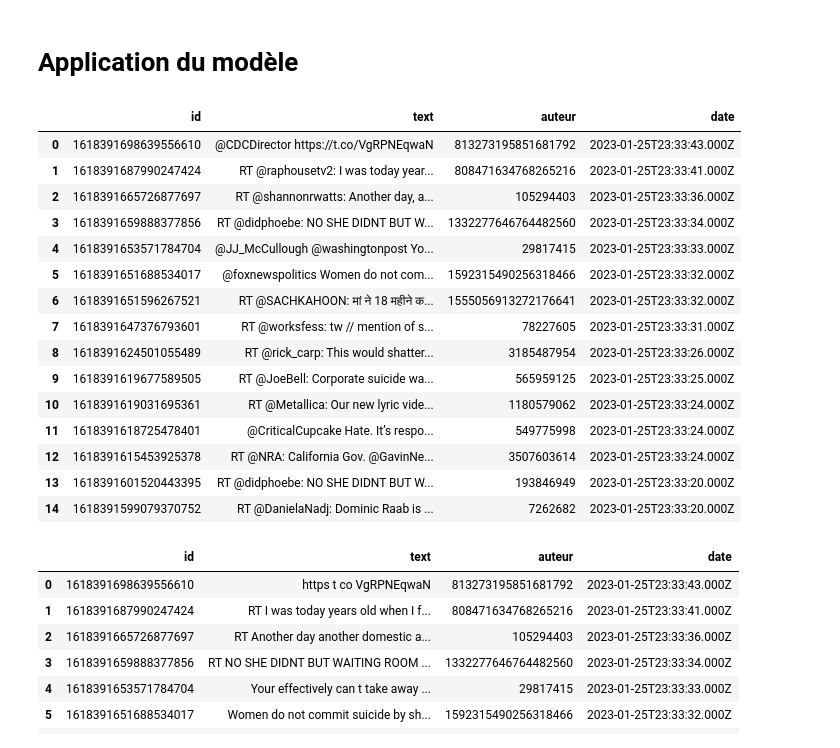
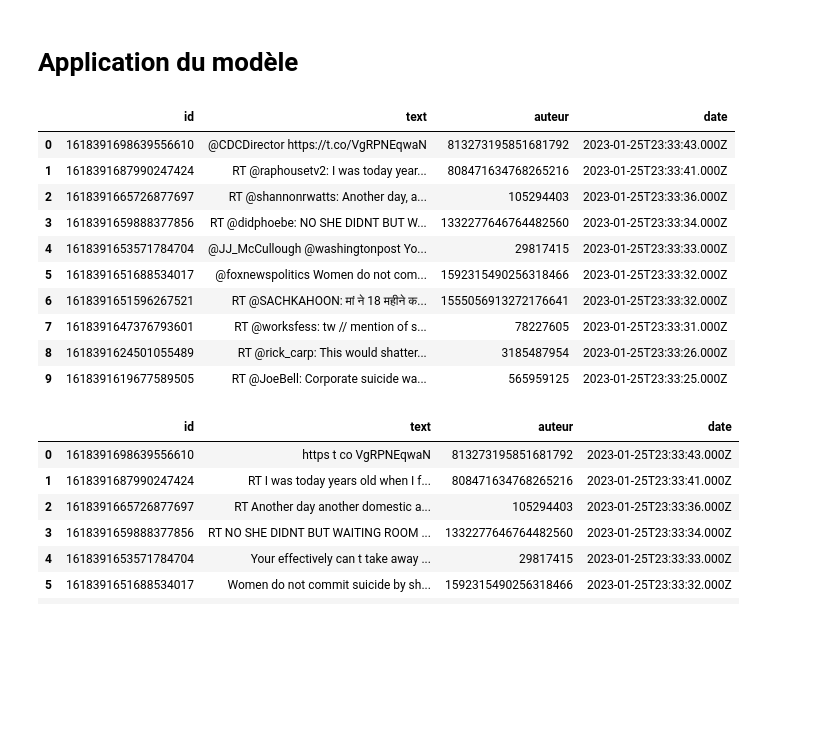
Before and after one commit to Pierre-Portfolio/TwitterFeelingAnalyse, a Jupyter notebook: Livrables/Code/Pierre.ipynb, the cells around one changed output. Saved outputs shown, nothing was run; the diff lists cells and outputs as text; code cells hidden in the pictures; blank space fills up the shorter version.

```diff
--- a/Livrables/Code/Pierre.ipynb
+++ b/Livrables/Code/Pierre.ipynb
@@ -549,26 +565,22 @@ plt.show()
 # %% [markdown]
 # Application du modèle
 # %%
-df_init=pd.read_csv(r'C:\Users\owen9\OneDrive\Documents\GitHub\TwitterFeelingAnalyse\Dataset\Tweepy_Suicide_Tweets.csv',sep=';')
+df_init=pd.read_csv('./Tweepy_Suicide_Tweets.csv',sep=';')
+#df_init=pd.read_csv(r'C:\Users\owen9\OneDrive\Documents\GitHub\TwitterFeelingAnalyse\Dataset\Tweepy_Suicide_Tweets.csv',sep=';')
 df=df_init.copy()
 df.head(10)
 # %% [output]
 |  | id | text | auteur | date |
 | 0 | 1618391698639556610 | @CDCDirector https://t.co/VgRPNEqwaN | 813273195851681792 | 2023-01-25T23:33:43.000Z |
 | 1 | 1618391687990247424 | RT @raphousetv2: I was today year... | 808471634768265216 | 2023-01-25T23:33:41.000Z |
 | 2 | 1618391665726877697 | RT @shannonrwatts: Another day, a... | 105294403 | 2023-01-25T23:33:36.000Z |
 | 3 | 1618391659888377856 | RT @didphoebe: NO SHE DIDNT BUT W... | 1332277646764482560 | 2023-01-25T23:33:34.000Z |
 | 4 | 1618391653571784704 | @JJ_McCullough @washingtonpost Yo... | 29817415 | 2023-01-25T23:33:33.000Z |
 | 5 | 1618391651688534017 | @foxnewspolitics Women do not com... | 1592315490256318466 | 2023-01-25T23:33:32.000Z |
 | 6 | 1618391651596267521 | RT @SACHKAHOON: मां ने 18 महीने क... | 1555056913272176641 | 2023-01-25T23:33:32.000Z |
 | 7 | 1618391647376793601 | RT @worksfess: tw // mention of s... | 78227605 | 2023-01-25T23:33:31.000Z |
 | 8 | 1618391624501055489 | RT @rick_carp: This would shatter... | 3185487954 | 2023-01-25T23:33:26.000Z |
 | 9 | 1618391619677589505 | RT @JoeBell: Corporate suicide wa... | 565959125 | 2023-01-25T23:33:25.000Z |
-| 10 | 1618391619031695361 | RT @Metallica: Our new lyric vide... | 1180579062 | 2023-01-25T23:33:24.000Z |
-| 11 | 1618391618725478401 | @CriticalCupcake Hate. It’s respo... | 549775998 | 2023-01-25T23:33:24.000Z |
-| 12 | 1618391615453925378 | RT @NRA: California Gov. @GavinNe... | 3507603614 | 2023-01-25T23:33:24.000Z |
-| 13 | 1618391601520443395 | RT @didphoebe: NO SHE DIDNT BUT W... | 193846949 | 2023-01-25T23:33:20.000Z |
-| 14 | 1618391599079370752 | RT @DanielaNadj: Dominic Raab is ... | 7262682 | 2023-01-25T23:33:20.000Z |
 # %%
 df['text'] = df['text'].apply(lambda x: Cleaning(x))
 df.head(10)
```
Also changed, not shown: parts of 8 cells of this notebook, 1 other file.
